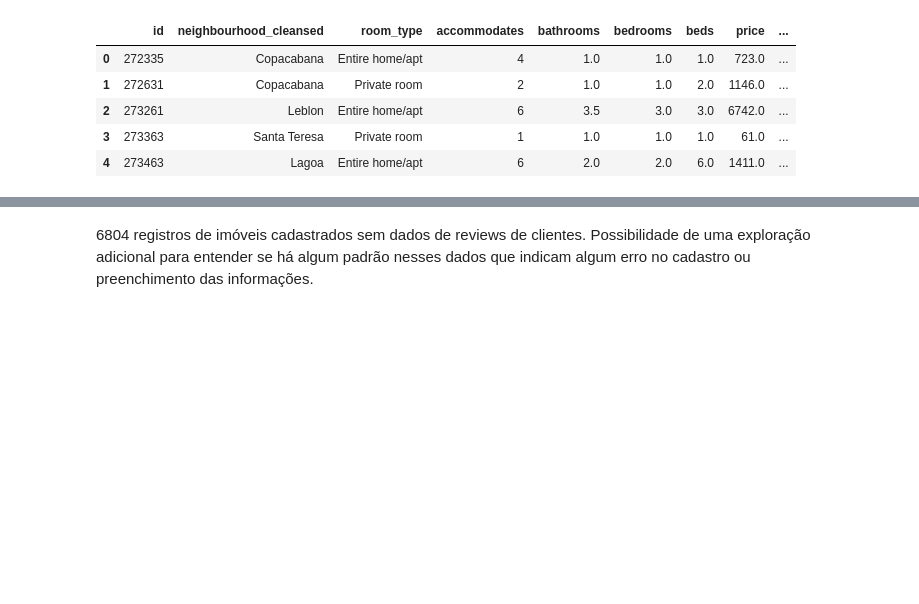
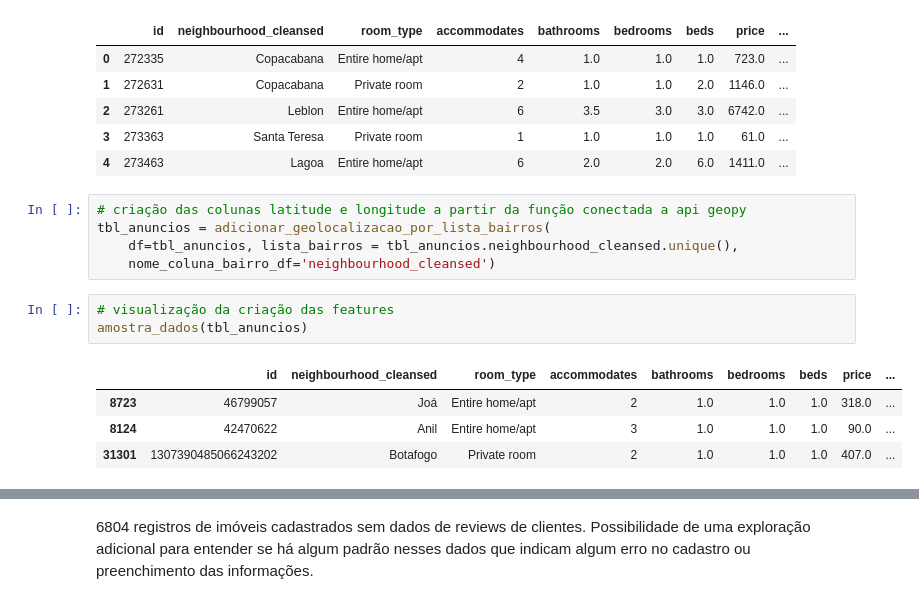
Before and after one commit to ederray/projetos_dnc, a Jupyter notebook: desafio5_data_wrangling/notebooks/eda.ipynb, the cells around one changed output, grey strips where cells are left out. Cells and saved outputs as stored; diff of their text form; blank space fills up the shorter version.

```diff
--- a/desafio5_data_wrangling/notebooks/eda.ipynb
+++ b/desafio5_data_wrangling/notebooks/eda.ipynb
@@ -292,6 +303,19 @@ tbl_anuncios.head()
 | 2 | 273261 | Leblon | Entire home/apt | 6 | 3.5 | 3.0 | 3.0 | 6742.0 | ... |
 | 3 | 273363 | Santa Teresa | Private room | 1 | 1.0 | 1.0 | 1.0 | 61.0 | ... |
 | 4 | 273463 | Lagoa | Entire home/apt | 6 | 2.0 | 2.0 | 6.0 | 1411.0 | ... |
+# %%
+# criação das colunas latitude e longitude a partir da função conectada a api geopy
+tbl_anuncios = adicionar_geolocalizacao_por_lista_bairros(
+    df=tbl_anuncios, lista_bairros = tbl_anuncios.neighbourhood_cleansed.unique(),
+    nome_coluna_bairro_df='neighbourhood_cleansed')
+# %%
+# visualização da criação das features
+amostra_dados(tbl_anuncios)
+# %% [output]
+|  | id | neighbourhood_cleansed | room_type | accommodates | bathrooms | bedrooms | beds | price | ... |
+| 8723 | 46799057 | Joá | Entire home/apt | 2 | 1.0 | 1.0 | 1.0 | 318.0 | ... |
+| 8124 | 42470622 | Anil | Entire home/apt | 3 | 1.0 | 1.0 | 1.0 | 90.0 | ... |
+| 31301 | 1307390485066243202 | Botafogo | Private room | 2 | 1.0 | 1.0 | 1.0 | 407.0 | ... |
 # %%
 # verificação do datset antes do tratamento dos dados
 tbl_anuncios.info()
```
Also changed, not shown: parts of 24 cells of this notebook, 4 other files.
